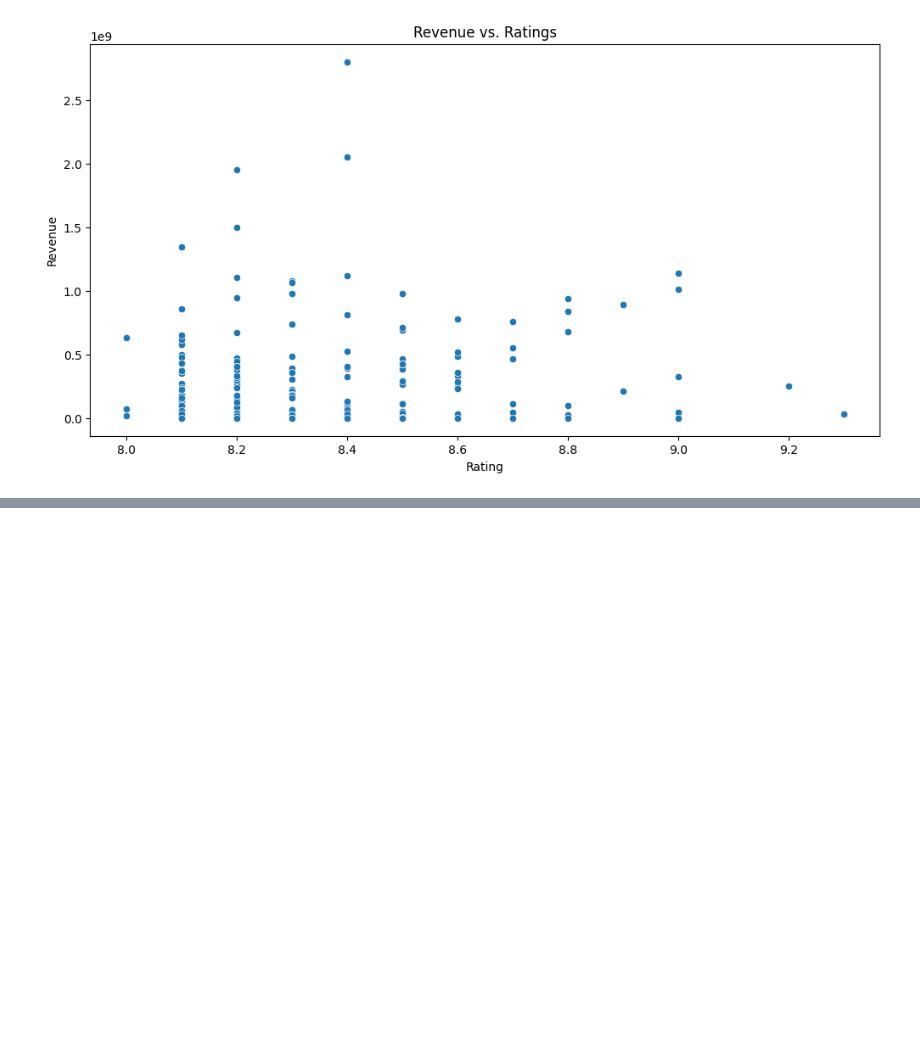
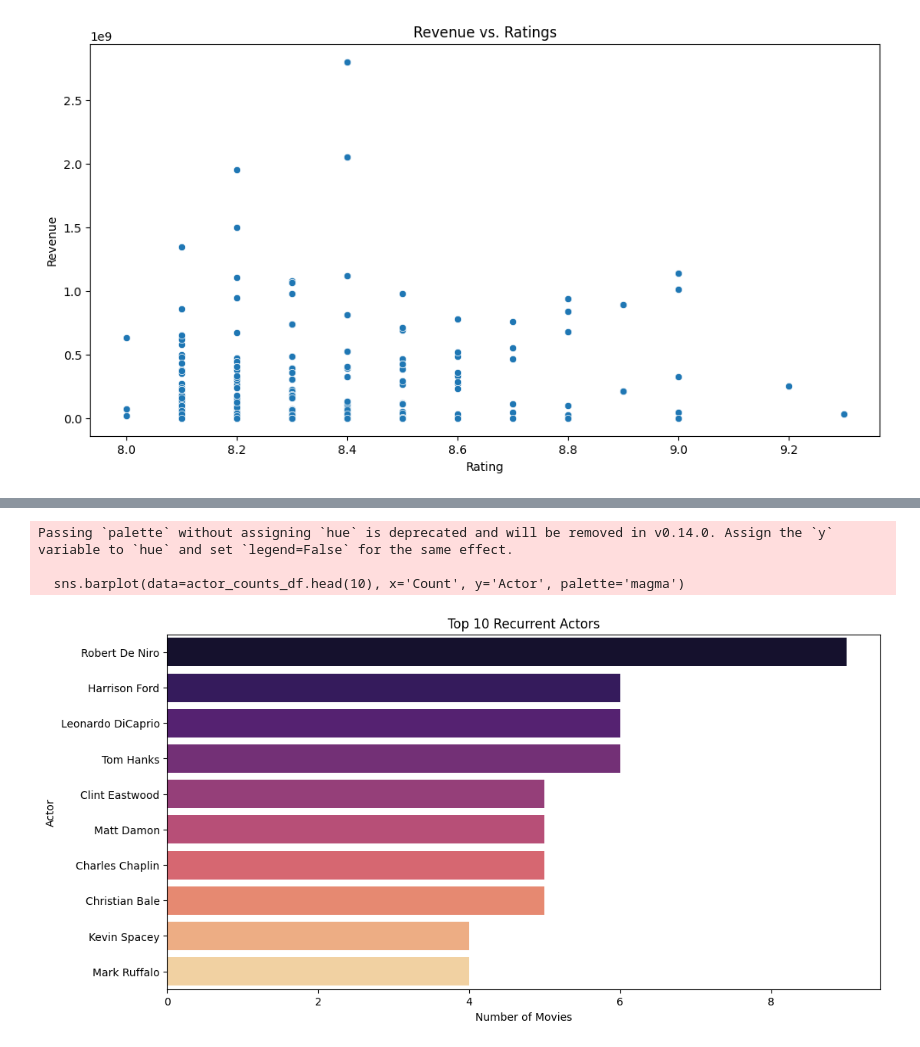
Before and after one commit to j2damax/eda_top_us_song, a Jupyter notebook: notebooks/eda_global_movies.ipynb, the cells around one changed output, grey strips where cells are left out. Saved outputs shown, nothing was run; the diff lists cells and outputs as text; code cells hidden in the pictures; blank space fills up the shorter version.

```diff
--- a/notebooks/eda_global_movies.ipynb
+++ b/notebooks/eda_global_movies.ipynb
@@ -625,0 +684,11 @@ plt.show()
+# %%
+# Flatten the list of actors and count occurrences
+all_actors = [actor for sublist in movies_cleaned_df['actors_list'] for actor in sublist]
+actor_counts = Counter(all_actors)
+
+# Convert to DataFrame for easier manipulation
+actor_counts_df = pd.DataFrame(actor_counts.items(), columns=['Actor', 'Count'])
+actor_counts_df = actor_counts_df.sort_values(by='Count', ascending=False)
+
+# Display the top 10 actors
+print(actor_counts_df.head(10))
@@ -625,0 +707,13 @@ plt.show()
+# %%
+# Plot the top 10 actors
+plt.figure(figsize=(12, 6))
+sns.barplot(data=actor_counts_df.head(10), x='Count', y='Actor', palette='magma')
+plt.title('Top 10 Recurrent Actors')
+plt.xlabel('Number of Movies')
+plt.ylabel('Actor')
+plt.show()
+# %% [output]
+Passing `palette` without assigning `hue` is deprecated and will be removed in v0.14.0. Assign the `y` variable to `hue` and set `legend=False` for the same effect.
+
+  sns.barplot(data=actor_counts_df.head(10), x='Count', y='Actor', palette='magma')
+[figure, added]
```
Also changed, not shown: parts of 6 cells of this notebook.
